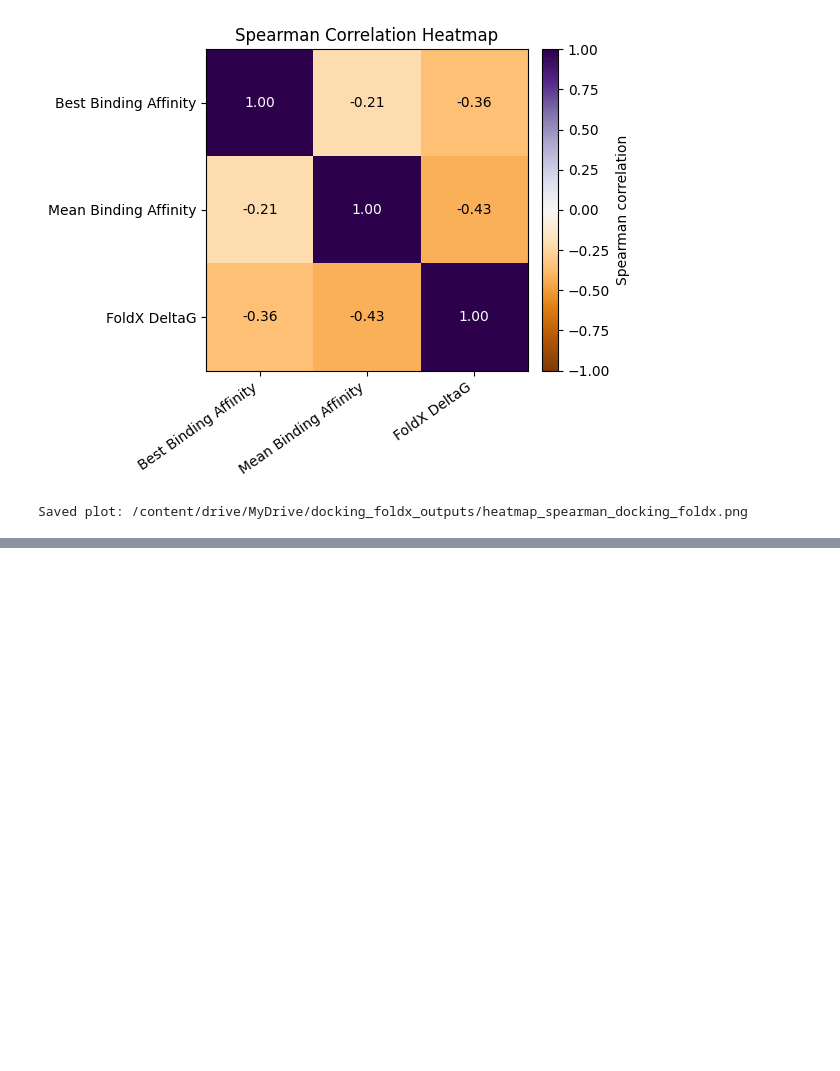
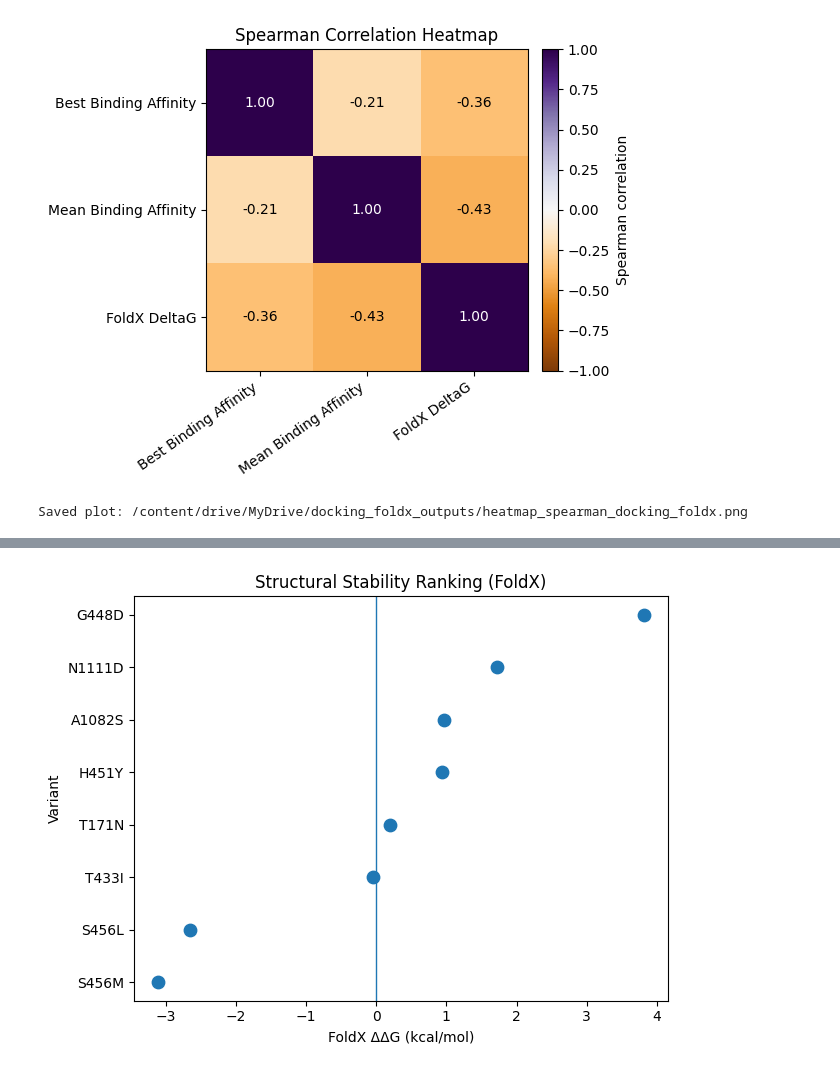
Before and after one commit to KatarinaNunes/Atividade_Disciplina, a Jupyter notebook: Docking_FoldX.ipynb, the cells around one changed output, grey strips where cells are left out. Saved outputs shown, nothing was run; the diff lists cells and outputs as text; code cells hidden in the pictures; blank space fills up the shorter version.

```diff
--- a/Docking_FoldX.ipynb
+++ b/Docking_FoldX.ipynb
@@ -837,0 +861,16 @@ Saved plot: /content/drive/MyDrive/docking_foldx_outputs/heatmap_spearman_dockin
+# %%
+plt.figure(figsize=(6.5,5))
+plt.scatter(
+    df_fx['FoldX_DeltaG'],
+    df_fx['Variant_short'],
+    s=80
+)
+
+plt.axvline(0, linewidth=1)
+plt.xlabel('FoldX ΔΔG (kcal/mol)')
+plt.ylabel('Variant')
+plt.title('Structural Stability Ranking (FoldX)')
+plt.tight_layout()
+plt.show()
+# %% [output]
+[figure, added]
```
Also changed, not shown: parts of 4 cells of this notebook.
